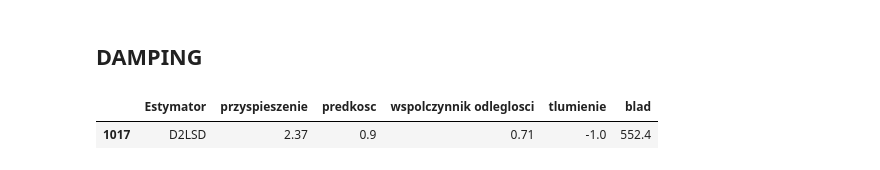
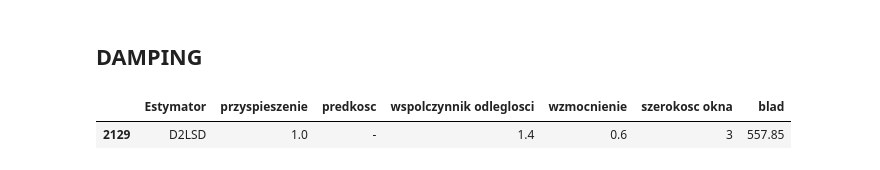
Before and after one commit to Korius668/BLE_Indoor_localization, a Jupyter notebook: notebooks/najlepsze_parametry.ipynb, the cells around one changed output. Cells and saved outputs as stored; diff of their text form; code cells hidden in the pictures.

```diff
--- a/notebooks/najlepsze_parametry.ipynb
+++ b/notebooks/najlepsze_parametry.ipynb
@@ -183,12 +216,14 @@ plt.show()
 import pandas as pd
 
 df_d2lsd = pd.read_csv("../tables/D2LSD_test_results.csv")
-df_d2lsd.sort_values(by=['wspolczynnik odleglosci', 'predkosc', 'przyspieszenie', 'tlumienie'], inplace=True)
+df_d2lsd.sort_values(by=['wspolczynnik odleglosci', 'predkosc', 'przyspieszenie', 'wzmocnienie','szerokosc okna'], inplace=True)
 df_d2lsd.drop_duplicates(inplace=True)
 df_d2lsd.to_csv("../tables/D2LSD_test_results.csv", index=False)
 # %%
+df_d2lsd =df_d2lsd[df_d2lsd['Estymator']=="D2LSD"]
+df_d2lsd =df_d2lsd[df_d2lsd['szerokosc okna']==3]
 best_damp = df_d2lsd[df_d2lsd["blad"] == df_d2lsd["blad"].min()]
 best_damp
 # %% [output]
-|  | Estymator | przyspieszenie | predkosc | wspolczynnik odleglosci | tlumienie | blad |
-| 1017 | D2LSD | 2.37 | 0.9 | 0.71 | -1.0 | 552.4 |
+|  | Estymator | przyspieszenie | predkosc | wspolczynnik odleglosci | wzmocnienie | szerokosc okna | blad |
+| 2129 | D2LSD | 1.0 | - | 1.4 | 0.6 | 3 | 557.85 |
```
Also changed, not shown: parts of 26 cells of this notebook, 12 other files.
